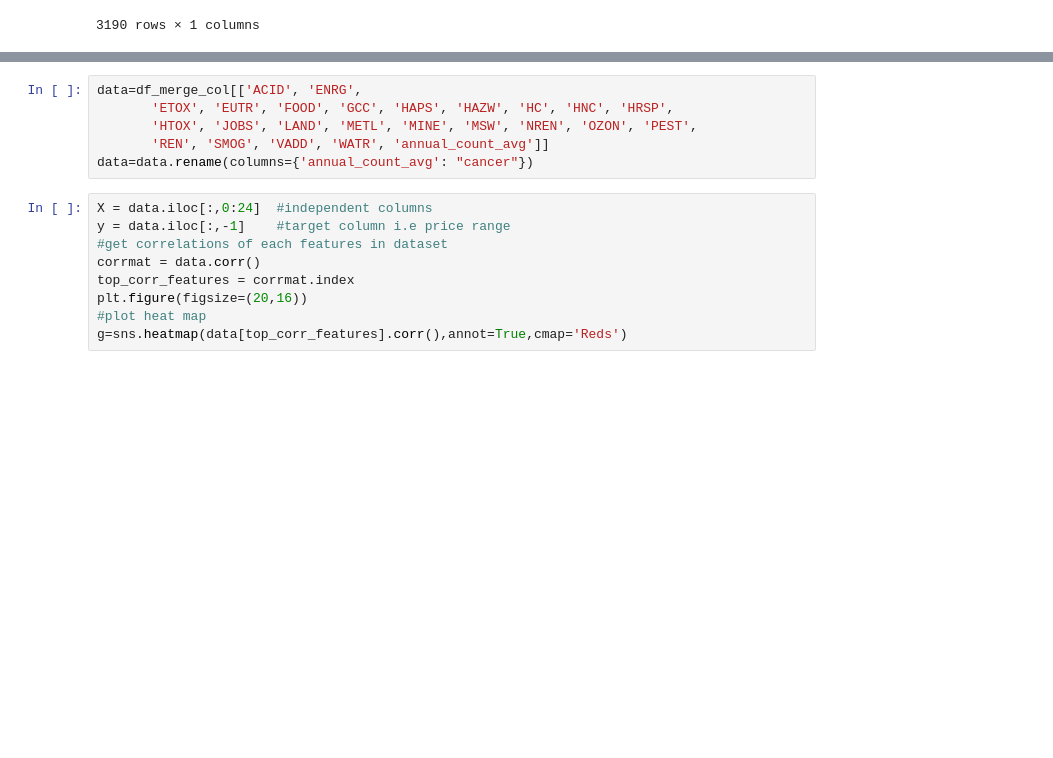
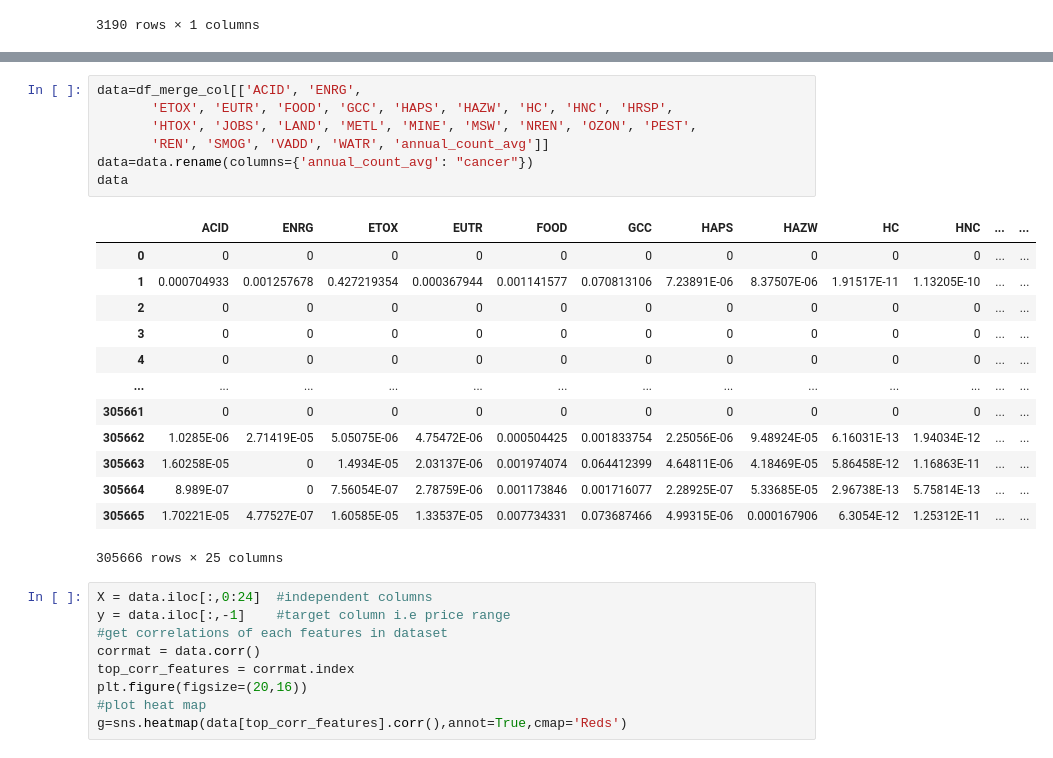
Before and after one commit to Merrel/Cancer-Industry-Dashboard, a Jupyter notebook: Nazanin/Correlation_matrix.ipynb, the cells around one changed output, grey strips where cells are left out. Drawn from its saved outputs; the diff is of its cells as text; blank space fills up the shorter version.

```diff
--- a/Nazanin/Correlation_matrix.ipynb
+++ b/Nazanin/Correlation_matrix.ipynb
@@ -88,9 +92,24 @@ df_merge_col
 # %%
 data=df_merge_col[['ACID', 'ENRG',
        'ETOX', 'EUTR', 'FOOD', 'GCC', 'HAPS', 'HAZW', 'HC', 'HNC', 'HRSP',
        'HTOX', 'JOBS', 'LAND', 'METL', 'MINE', 'MSW', 'NREN', 'OZON', 'PEST',
        'REN', 'SMOG', 'VADD', 'WATR', 'annual_count_avg']]
 data=data.rename(columns={'annual_count_avg': "cancer"})
+data
+# %% [output]
+|  | ACID | ENRG | ETOX | EUTR | FOOD | GCC | HAPS | HAZW | HC | HNC | ... | ... |
+| 0 | 0 | 0 | 0 | 0 | 0 | 0 | 0 | 0 | 0 | 0 | ... | ... |
+| 1 | 0.000704933 | 0.001257678 | 0.427219354 | 0.000367944 | 0.001141577 | 0.070813106 | 7.23891E-06 | 8.37507E-06 | 1.91517E-11 | 1.13205E-10 | ... | ... |
+| 2 | 0 | 0 | 0 | 0 | 0 | 0 | 0 | 0 | 0 | 0 | ... | ... |
+| 3 | 0 | 0 | 0 | 0 | 0 | 0 | 0 | 0 | 0 | 0 | ... | ... |
+| 4 | 0 | 0 | 0 | 0 | 0 | 0 | 0 | 0 | 0 | 0 | ... | ... |
+| ... | ... | ... | ... | ... | ... | ... | ... | ... | ... | ... | ... | ... |
+| 305661 | 0 | 0 | 0 | 0 | 0 | 0 | 0 | 0 | 0 | 0 | ... | ... |
+| 305662 | 1.0285E-06 | 2.71419E-05 | 5.05075E-06 | 4.75472E-06 | 0.000504425 | 0.001833754 | 2.25056E-06 | 9.48924E-05 | 6.16031E-13 | 1.94034E-12 | ... | ... |
+| 305663 | 1.60258E-05 | 0 | 1.4934E-05 | 2.03137E-06 | 0.001974074 | 0.064412399 | 4.64811E-06 | 4.18469E-05 | 5.86458E-12 | 1.16863E-11 | ... | ... |
+| 305664 | 8.989E-07 | 0 | 7.56054E-07 | 2.78759E-06 | 0.001173846 | 0.001716077 | 2.28925E-07 | 5.33685E-05 | 2.96738E-13 | 5.75814E-13 | ... | ... |
+| 305665 | 1.70221E-05 | 4.77527E-07 | 1.60585E-05 | 1.33537E-05 | 0.007734331 | 0.073687466 | 4.99315E-06 | 0.000167906 | 6.3054E-12 | 1.25312E-11 | ... | ... |
+305666 rows × 25 columns
 # %%
 X = data.iloc[:,0:24]  #independent columns
 y = data.iloc[:,-1]    #target column i.e price range
```
Also changed, not shown: parts of 4 cells of this notebook, 10 other files.
